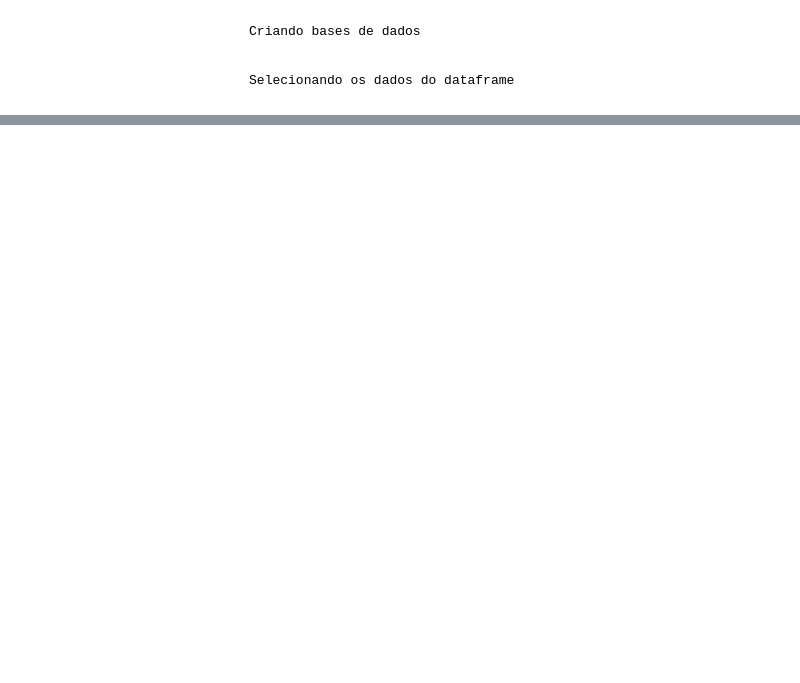
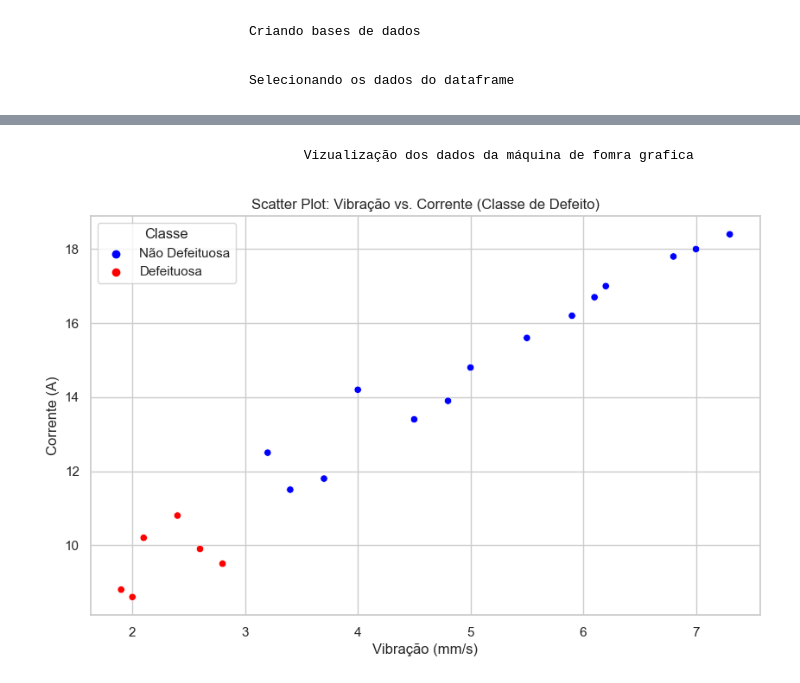
Before and after one commit to LucasSantino/c-digo_IABD_2024, a Jupyter notebook: Aula07/cofigo3.ipynb, the cells around one changed output, grey strips where cells are left out. Drawn from its saved outputs; the diff is of its cells as text; code cells hidden in the pictures; blank space fills up the shorter version.

```diff
--- a/Aula07/cofigo3.ipynb
+++ b/Aula07/cofigo3.ipynb
@@ -31,0 +77,20 @@ X_train, X_test, y_train, y_test = train_test_split(X, y, test_size=0.3, random_
+# %% [markdown]
+                                    Vizualização dos dados da máquina de fomra grafica
+# %%
+sns.set(style="whitegrid")
+# Mapeando as cores com base na classe
+palette = {"Defeituosa": "red", "Não Defeituosa": "blue"}
+# Criando o scatter plot
+plt.figure(figsize=(10, 6))
+sns.scatterplot(x='Vibração', y='Corrente', hue='Classe', data=data, palette= palette)
+
+# Personalizando o gráfico
+plt.title('Scatter Plot: Vibração vs. Corrente (Classe de Defeito)')
+plt.xlabel('Vibração (mm/s)')
+plt.ylabel('Corrente (A)')
+
+# Mostrando o gráfico
+plt.legend(title='Classe')
+plt.show()
+# %% [output]
+[figure, added]
```
Also changed, not shown: parts of 11 cells of this notebook.
